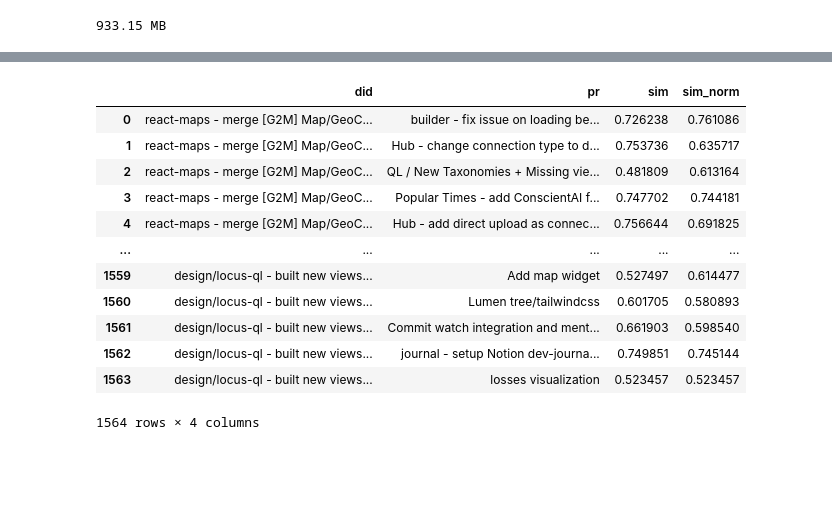
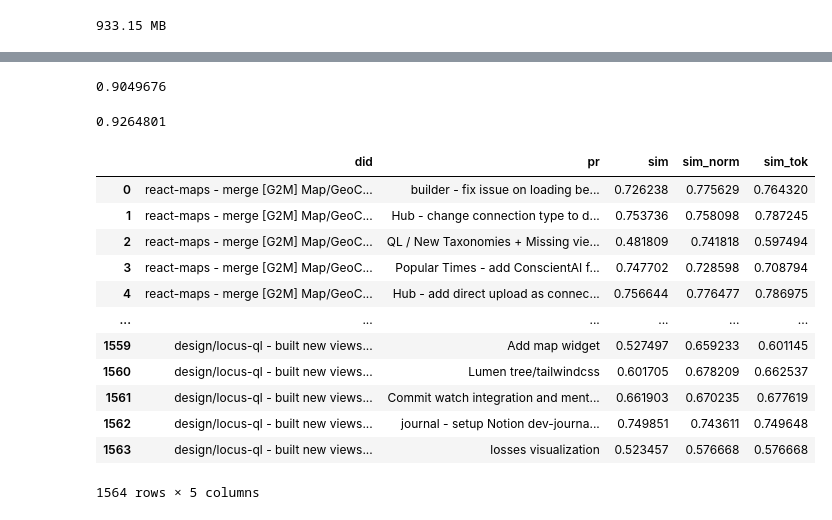
Before and after one commit to EQWorks/updates, a Jupyter notebook: nlp/similarity.ipynb, the cells around one changed output, grey strips where cells are left out. Cells and saved outputs as stored; diff of their text form; code cells hidden in the pictures; blank space fills up the shorter version.

Commit message:
nlp - apply gensim normalization (preprocess) functions

```diff
--- a/nlp/similarity.ipynb
+++ b/nlp/similarity.ipynb
@@ -35,9 +29,3 @@ def cos_sim(a, b):
     norm_a = np.linalg.norm(a)
     norm_b = np.linalg.norm(b)
     return dot_product / (norm_a * norm_b)
-# %%
-def sim(model, a, b):
-    if type(model) is str:
-        model = fasttext.load_model(model)
-
-    return cos_sim(*map(model.get_sentence_vector, (a, b)))
@@ -98,0 +35,13 @@ normalize('react-maps - merge [G2M] Map/GeoCohortMap - add setViewportBBox , set
+# %%
+def join_list(l, d = ' '):
+    return d.join(l)
+# %%
+pr = 'builder - fix issue on loading beacons for VWI job creation'
+did = 'snoke - fix beacons list not loading in VWI job creation (raised in https://app.asana.com/0/1149050960825993/1200436825375992)'
+
+for s in (pr, did):
+    print(s)
+    for fn in (simple_preprocess, tokenize):
+        print('fn:', fn.__name__)
+        print(join_list(fn(s)))
+    print('-----')
@@ -99,9 +61,9 @@ normalize('react-maps - merge [G2M] Map/GeoCohortMap - add setViewportBBox , set
 # %%
-def sim_norm(model, a, b, normalizations = (normalize, model.get_sentence_vector)):
+def sim(model, a, b, normalizations = (simple_preprocess, join_list)):
     if type(model) is str:
         model = fasttext.load_model(model)
 
     for fn in normalizations:
         a, b = map(fn, (a, b))
 
-    return cos_sim(a, b)
+    return cos_sim(*map(model.get_sentence_vector, (a, b)))
@@ -132,3 +78,21 @@ sim_norm(
+# %%
+sim(
+    model,
+    'builder - fix issue on loading beacons for VWI job creation',
+    'snoke - fix beacons list not loading in VWI job creation (raised in https://app.asana.com/0/1149050960825993/1200436825375992)',
+    normalizations=[tokenize, join_list],
+)
+# %% [output]
+0.9049676
+# %%
+sim(
+    model,
+    'builder - fix issue on loading beacons for VWI job creation',
+    'snoke - fix beacons list not loading in VWI job creation (raised in https://app.asana.com/0/1149050960825993/1200436825375992)',
+    normalizations = [],
+)
+# %% [output]
+0.9264801
 # %%
 prs = [
     pr.strip() for pr in '''
@@ -233,31 +199,30 @@ dids = [
 # %%
-import pandas as pd
-
 data = []
 for did in dids:
     for pr in prs:
         data.append({
             'did': did,
             'pr': pr,
-            'sim': sim(model, pr, did),
-            'sim_norm': sim_norm(model, pr, did),
+            'sim': sim(model, pr, did, normalizations=[]),
+            'sim_norm': sim(model, pr, did),
+            'sim_tok': sim(model, pr, did, normalizations=[tokenize, join_list]),
         })
 
 df = pd.DataFrame(data)
 df
 # %% [output]
-|  | did | pr | sim | sim_norm |
-| 0 | react-maps - merge [G2M] Map/GeoC... | builder - fix issue on loading be... | 0.726238 | 0.761086 |
-| 1 | react-maps - merge [G2M] Map/GeoC... | Hub - change connection type to d... | 0.753736 | 0.635717 |
-| 2 | react-maps - merge [G2M] Map/GeoC... | QL / New Taxonomies + Missing vie... | 0.481809 | 0.613164 |
-| 3 | react-maps - merge [G2M] Map/GeoC... | Popular Times - add ConscientAI f... | 0.747702 | 0.744181 |
-| 4 | react-maps - merge [G2M] Map/GeoC... | Hub - add direct upload as connec... | 0.756644 | 0.691825 |
-| ... | ... | ... | ... | ... |
-| 1559 | design/locus-ql - built new views... | Add map widget | 0.527497 | 0.614477 |
-| 1560 | design/locus-ql - built new views... | Lumen tree/tailwindcss | 0.601705 | 0.580893 |
-| 1561 | design/locus-ql - built new views... | Commit watch integration and ment... | 0.661903 | 0.598540 |
-| 1562 | design/locus-ql - built new views... | journal - setup Notion dev-journa... | 0.749851 | 0.745144 |
-| 1563 | design/locus-ql - built new views... | losses visualization | 0.523457 | 0.523457 |
+|  | did | pr | sim | sim_norm | sim_tok |
+| 0 | react-maps - merge [G2M] Map/GeoC... | builder - fix issue on loading be... | 0.726238 | 0.775629 | 0.764320 |
+| 1 | react-maps - merge [G2M] Map/GeoC... | Hub - change connection type to d... | 0.753736 | 0.758098 | 0.787245 |
+| 2 | react-maps - merge [G2M] Map/GeoC... | QL / New Taxonomies + Missing vie... | 0.481809 | 0.741818 | 0.597494 |
+| 3 | react-maps - merge [G2M] Map/GeoC... | Popular Times - add ConscientAI f... | 0.747702 | 0.728598 | 0.708794 |
+| 4 | react-maps - merge [G2M] Map/GeoC... | Hub - add direct upload as connec... | 0.756644 | 0.776477 | 0.786975 |
+| ... | ... | ... | ... | ... | ... |
+| 1559 | design/locus-ql - built new views... | Add map widget | 0.527497 | 0.659233 | 0.601145 |
+| 1560 | design/locus-ql - built new views... | Lumen tree/tailwindcss | 0.601705 | 0.678209 | 0.662537 |
+| 1561 | design/locus-ql - built new views... | Commit watch integration and ment... | 0.661903 | 0.670235 | 0.677619 |
+| 1562 | design/locus-ql - built new views... | journal - setup Notion dev-journa... | 0.749851 | 0.743611 | 0.749648 |
+| 1563 | design/locus-ql - built new views... | losses visualization | 0.523457 | 0.576668 | 0.576668 |
-1564 rows × 4 columns
+1564 rows × 5 columns
 # %%
 # filter by threshold of sim
```
Also changed, not shown: parts of 24 cells of this notebook, 1 other file.
